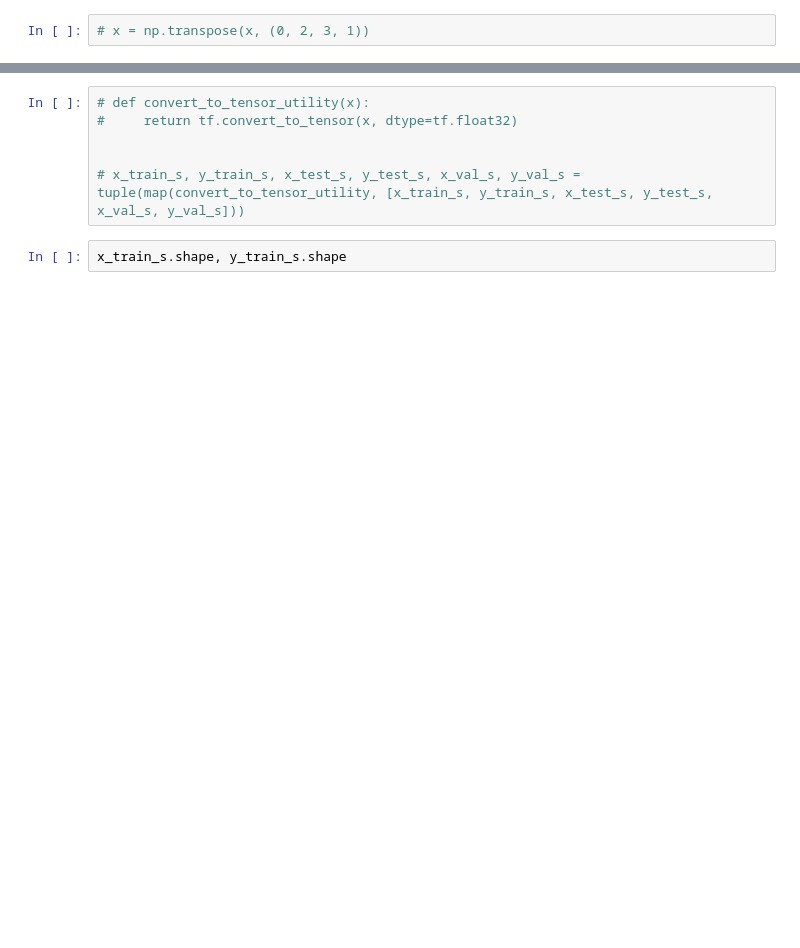
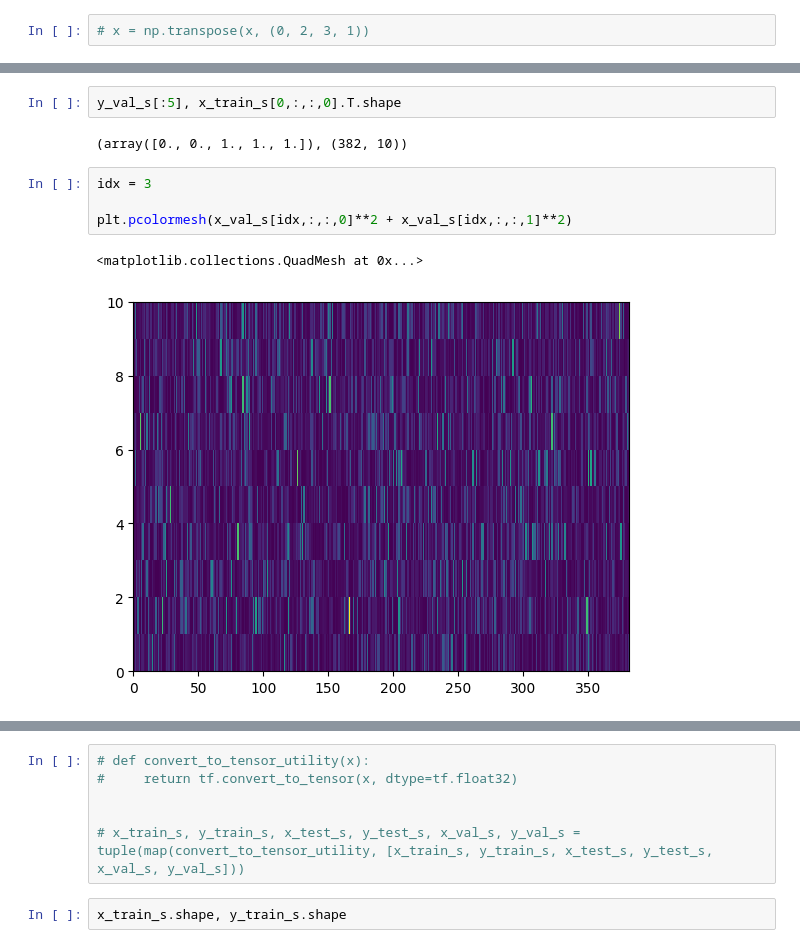
Before and after one commit to tripatheea/transform, a Jupyter notebook: without_transform.ipynb, the cells around one changed output, grey strips where cells are left out. Cells and saved outputs as stored; diff of their text form; blank space fills up the shorter version.

```diff
--- a/without_transform.ipynb
+++ b/without_transform.ipynb
@@ -125,3 +82,14 @@ plt.imshow(x_train_s[1,:,:,0]**2 + x_train_s[1,:,:,1]**2)
+# %%
+y_val_s[:5], x_train_s[0,:,:,0].T.shape
+# %% [output]
+(array([0., 0., 1., 1., 1.]), (382, 10))
+# %%
+idx = 3
+
+plt.pcolormesh(x_val_s[idx,:,:,0]**2 + x_val_s[idx,:,:,1]**2)
+# %% [output]
+<matplotlib.collections.QuadMesh at 0x...>
+[figure, added]
 # %%
 # x_train_s = np.expand_dims(x_train_s, -1)
 # x_test_s = np.expand_dims(x_test_s, -1)
```
Also changed, not shown: parts of 38 cells of this notebook.
